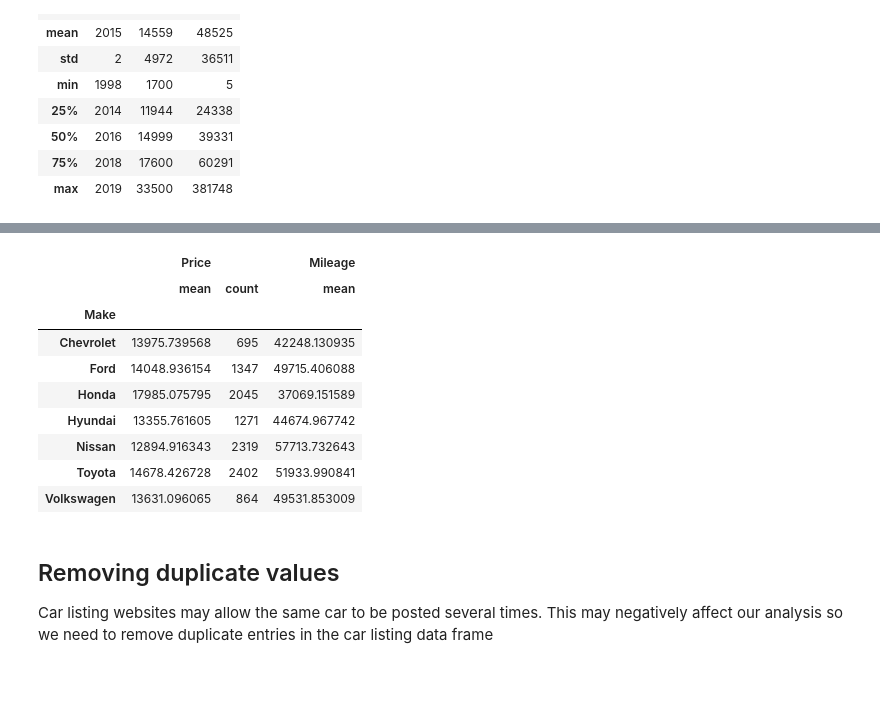
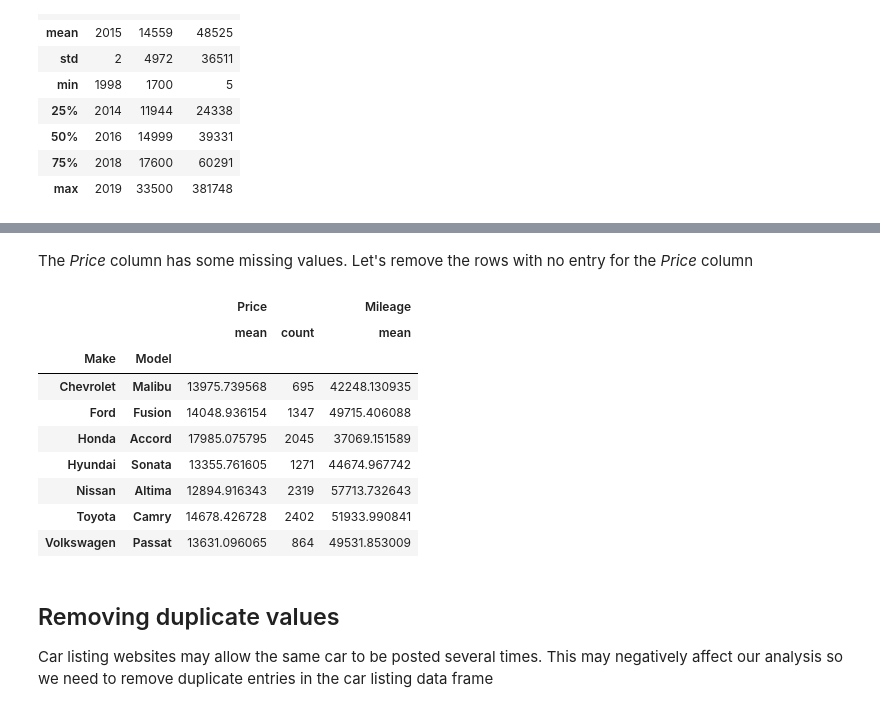
Before and after one commit to mEyob/linear-regression-car-price, a Jupyter notebook: analysis.ipynb, the cells around one changed output, grey strips where cells are left out. Saved outputs shown, nothing was run; the diff lists cells and outputs as text; code cells hidden in the pictures; blank space fills up the shorter version.

```diff
--- a/analysis.ipynb
+++ b/analysis.ipynb
@@ -109,18 +86,20 @@ Some rows in the car_listing dataframe miss 'Price' info. We therefore need to r
+# %% [markdown]
+The *Price* column has some missing values. Let's remove the rows with no entry for the *Price* column
 # %%
 car_listings = car_listings[car_listings.Price.notnull()]
 # %%
-car_listings.groupby(by='Make').agg({'Price':['mean', 'count'], 'Mileage':'mean'})
+car_listings.groupby(['Make', 'Model']).agg({'Price':['mean', 'count'], 'Mileage':'mean'})
 # %% [output]
-|  | Price |  | Mileage |
-|  | mean | count | mean |
-| Make |  |  |  |
-| Chevrolet | 13975.739568 | 695 | 42248.130935 |
-| Ford | 14048.936154 | 1347 | 49715.406088 |
-| Honda | 17985.075795 | 2045 | 37069.151589 |
-| Hyundai | 13355.761605 | 1271 | 44674.967742 |
-| Nissan | 12894.916343 | 2319 | 57713.732643 |
-| Toyota | 14678.426728 | 2402 | 51933.990841 |
-| Volkswagen | 13631.096065 | 864 | 49531.853009 |
+|  |  | Price |  | Mileage |
+|  |  | mean | count | mean |
+| Make | Model |  |  |  |
+| Chevrolet | Malibu | 13975.739568 | 695 | 42248.130935 |
+| Ford | Fusion | 14048.936154 | 1347 | 49715.406088 |
+| Honda | Accord | 17985.075795 | 2045 | 37069.151589 |
+| Hyundai | Sonata | 13355.761605 | 1271 | 44674.967742 |
+| Nissan | Altima | 12894.916343 | 2319 | 57713.732643 |
+| Toyota | Camry | 14678.426728 | 2402 | 51933.990841 |
+| Volkswagen | Passat | 13631.096065 | 864 | 49531.853009 |
 # %% [markdown]
 ## Removing duplicate values
 
```
Also changed, not shown: parts of 102 cells of this notebook.
